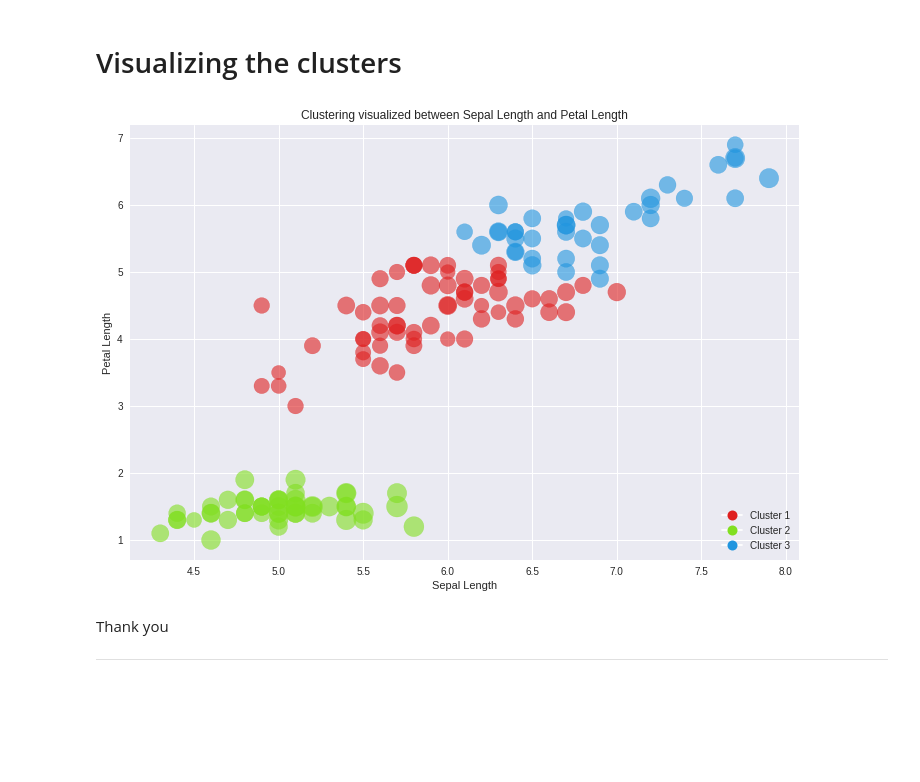
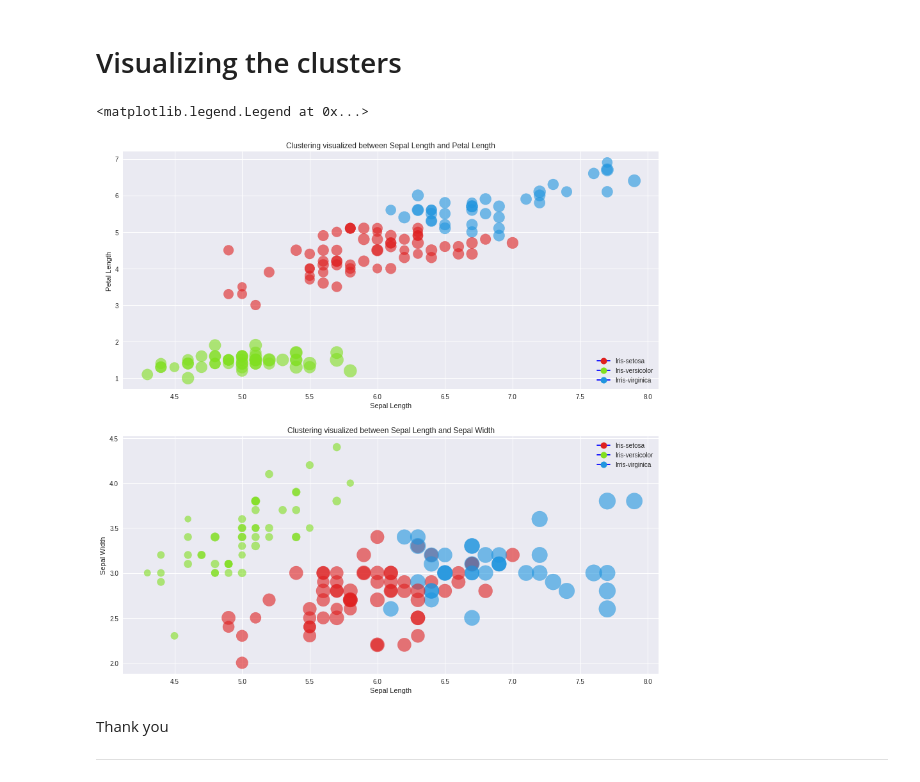
Before and after one commit to OmiWakode/unsupervised-learning, a Jupyter notebook: Unsupervised_ML.ipynb, the cells around one changed output. Cells and saved outputs as stored; diff of their text form; code cells hidden in the pictures; blank space fills up the shorter version.

```diff
--- a/Unsupervised_ML.ipynb
+++ b/Unsupervised_ML.ipynb
@@ -160,32 +160,40 @@ iris_data
 # %%
 import matplotlib.lines as lines
 labels = k_means.labels_
 centroids = k_means.cluster_centers_
 
 cen_1 = [i[0] for i in centroids]
 cen_2 = [i[1] for i in centroids]
 iris_data['cen_1'] = iris_data.cluster.map({0:cen_1[0], 1:cen_1[1], 2:cen_1[2]})
 iris_data['cen_2'] = iris_data.cluster.map({0:cen_2[0], 1:cen_2[1], 2:cen_2[2]})
 
 
 colors = ['#DF2020', '#81DF20', '#2095DF']
 iris_data['c'] = iris_data.cluster.map({0:colors[0], 1:colors[1], 2:colors[2]})
 
-fig, ax = plt.subplots(figsize=(12,8))
+fig, (ax1, ax2) = plt.subplots(nrows=2,ncols=1,figsize=(15,15))
 
-scatter = ax.scatter(iris_data.SepalLengthCm, iris_data.PetalLengthCm, c=iris_data.c,alpha = 0.6, s= iris_data.SepalWidthCm*100)
-ax.set_xlabel('Sepal Length')
-ax.set_ylabel('Petal Length')
-ax.set_title('Clustering visualized between Sepal Length and Petal Length')
+ax1.scatter(iris_data.SepalLengthCm, iris_data.PetalLengthCm, c=iris_data.c,alpha = 0.6, s= iris_data.SepalWidthCm*100)
+ax1.set_xlabel('Sepal Length')
+ax1.set_ylabel('Petal Length')
+ax1.set_title('Clustering visualized between Sepal Length and Petal Length')
 
+scatter2 = ax2.scatter(iris_data.SepalLengthCm, iris_data.SepalWidthCm, c=iris_data.c,alpha = 0.6, s= iris_data.PetalLengthCm*100)
+ax2.set_xlabel('Sepal Length')
+ax2.set_ylabel('Sepal Width')
+ax2.set_title('Clustering visualized between Sepal Length and Sepal Width')
 # create a list of legend elemntes
 ## markers / records
-legend_elements = [lines.Line2D([0], [0], marker='o', color='w', label='Cluster {}'.format(i+1),
+
+legends = ['Iris-setosa', 'Iris-versicolor', 'Irris-virginica']
+legend_elements = [lines.Line2D([0], [0], marker='o', color='b', label='{}'.format(legends[i]),
                markerfacecolor=mcolor, markersize=10) for i, mcolor in enumerate(colors)]
 # plot legend
-plt.legend(handles=legend_elements, loc='lower right');
+ax1.legend(handles=legend_elements, loc='lower right');
+ax2.legend(handles=legend_elements)
 # %% [output]
+<matplotlib.legend.Legend at 0x...>
-[figure, old version]
+[figure, new version]
 # %% [markdown]
 Thank you
 
```
Also changed, not shown: parts of 3 cells of this notebook.
